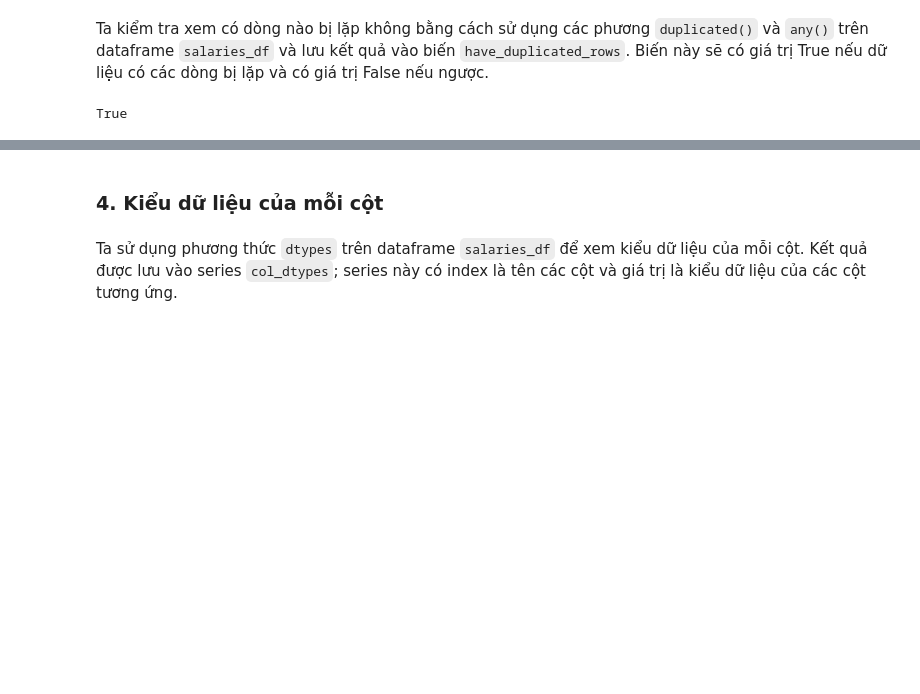
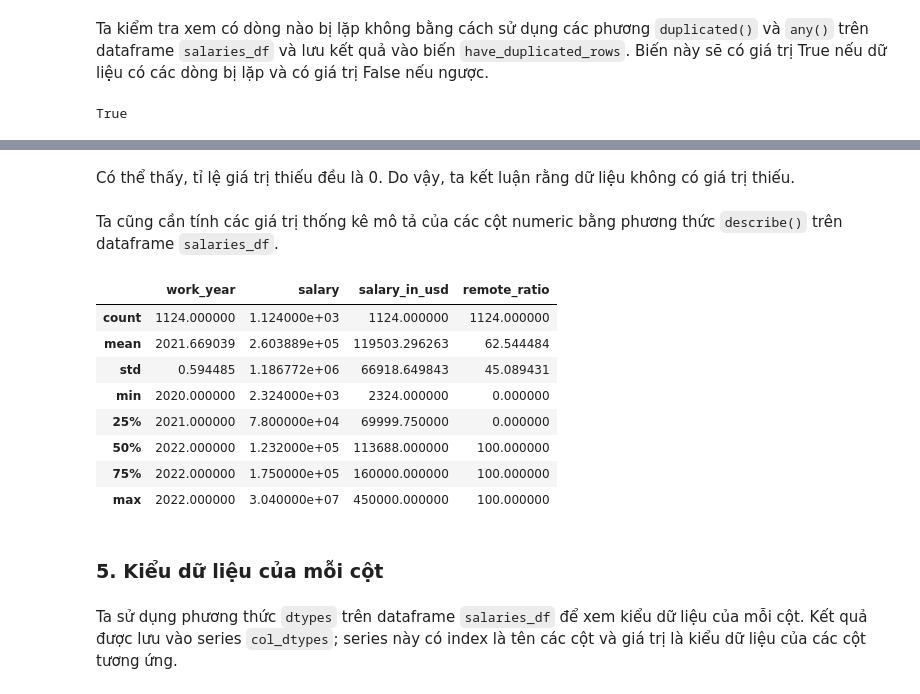
Before and after one commit to VTaPo/LT-KHDL_Project_Gr1, a Jupyter notebook: Thuthapdulieu.ipynb, the cells around one changed output, grey strips where cells are left out. Cells and saved outputs as stored; diff of their text form; code cells hidden in the pictures; blank space fills up the shorter version.

```diff
--- a/Thuthapdulieu.ipynb
+++ b/Thuthapdulieu.ipynb
@@ -141,0 +142,5 @@ Do vậy, ta có thể thấy rằng dữ liệu có các dòng bị lặp.
+# %%
+salaries_df = salaries_df.drop_duplicates()
+# update num_rows and num_cols
+num_rows, num_cols = salaries_df.shape
+print(f'Number of rows: {num_rows}\nNumber of columns: {num_cols}')
@@ -142,5 +171,21 @@ Do vậy, ta có thể thấy rằng dữ liệu có các dòng bị lặp.
+# %% [markdown]
+Có thể thấy, tỉ lệ giá trị thiếu đều là 0. Do vậy, ta kết luận rằng dữ liệu không có giá trị thiếu.
+# %% [markdown]
+Ta cũng cần tính các giá trị thống kê mô tả của các cột numeric bằng phương thức `describe()` trên dataframe `salaries_df`.
+# %%
+salaries_df.describe()
+# %% [output]
+|  | work_year | salary | salary_in_usd | remote_ratio |
+| count | 1124.000000 | 1.124000e+03 | 1124.000000 | 1124.000000 |
+| mean | 2021.669039 | 2.603889e+05 | 119503.296263 | 62.544484 |
+| std | 0.594485 | 1.186772e+06 | 66918.649843 | 45.089431 |
+| min | 2020.000000 | 2.324000e+03 | 2324.000000 | 0.000000 |
+| 25% | 2021.000000 | 7.800000e+04 | 69999.750000 | 0.000000 |
+| 50% | 2022.000000 | 1.232000e+05 | 113688.000000 | 100.000000 |
+| 75% | 2022.000000 | 1.750000e+05 | 160000.000000 | 100.000000 |
+| max | 2022.000000 | 3.040000e+07 | 450000.000000 | 100.000000 |
 # %% [markdown]
-### 4. Kiểu dữ liệu của mỗi cột
+### 5. Kiểu dữ liệu của mỗi cột
 # %% [markdown]
 Ta sử dụng phương thức `dtypes` trên dataframe `salaries_df` để xem kiểu dữ liệu của mỗi cột. Kết quả được lưu vào series `col_dtypes`; series này có index là tên các cột và giá trị là kiểu dữ liệu của các cột tương ứng.
 # %%
```
Also changed, not shown: parts of 7 cells of this notebook.
